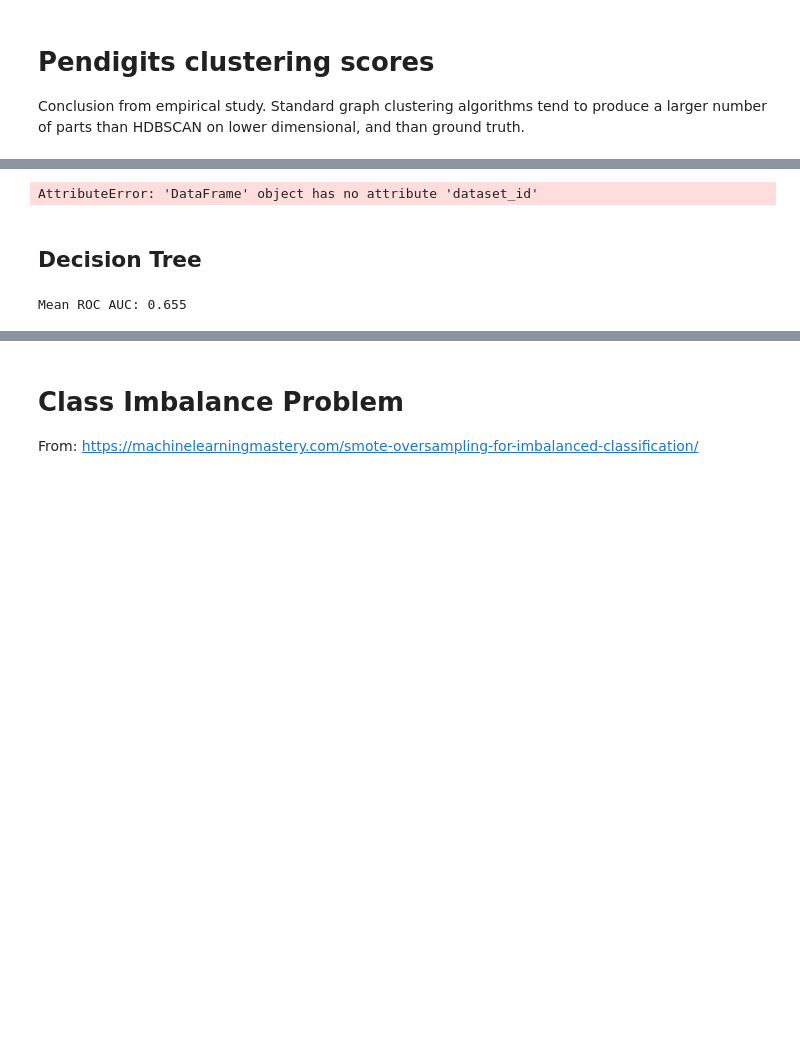
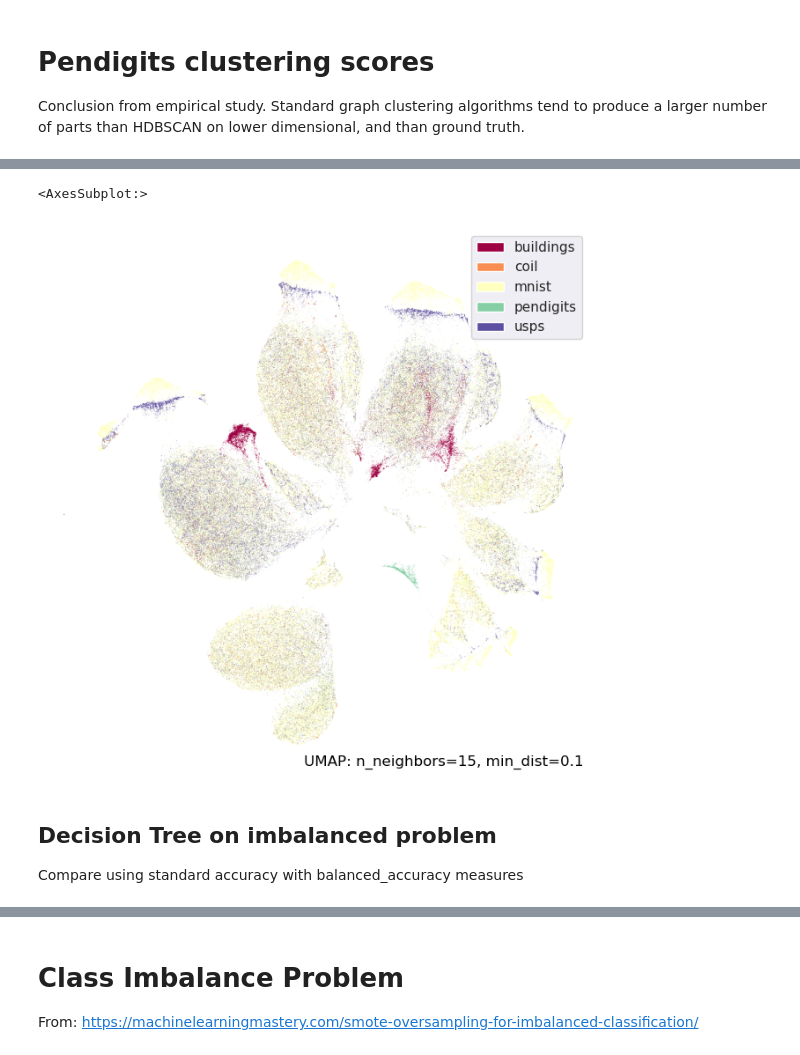
Before and after one commit to vpoulin/HighDimensionalClustering, a Jupyter notebook: notebooks/11-edge_classifier.ipynb, the cells around one changed output, grey strips where cells are left out. Drawn from its saved outputs; the diff is of its cells as text; code cells hidden in the pictures; blank space fills up the shorter version.

```diff
--- a/notebooks/11-edge_classifier.ipynb
+++ b/notebooks/11-edge_classifier.ipynb
@@ -156,4 +185,5 @@ umap.plot.points(X_mapper, labels=edge_df.internal, theme='green')
 # %%
-umap.plot.points(X_mapper, labels=edge_df.dataset_id)
+umap.plot.points(X_mapper, labels=edge_df.dataset_name)
 # %% [output]
-AttributeError: 'DataFrame' object has no attribute 'dataset_id'
+<AxesSubplot:>
+[figure, added]
@@ -160,5 +194,7 @@ AttributeError: 'DataFrame' object has no attribute 'dataset_id'
 # %% [markdown]
-## Decision Tree
+## Decision Tree on imbalanced problem
+
+Compare using standard accuracy with balanced_accuracy measures
 # %%
 from sklearn.tree import DecisionTreeClassifier
 from sklearn.model_selection import RepeatedStratifiedKFold
@@ -168,10 +207,0 @@ from numpy import mean
-# %%
-model = DecisionTreeClassifier()
-# define evaluation procedure
-cv = RepeatedStratifiedKFold(n_splits=10, n_repeats=3, random_state=1)
-# evaluate model
-scores = cross_val_score(model, X, y, scoring='roc_auc', cv=cv, n_jobs=-1)
-# summarize performance
-print('Mean ROC AUC: %.3f' % np.mean(scores))
-# %% [output]
-Mean ROC AUC: 0.655
```
Also changed, not shown: parts of 32 cells of this notebook.
